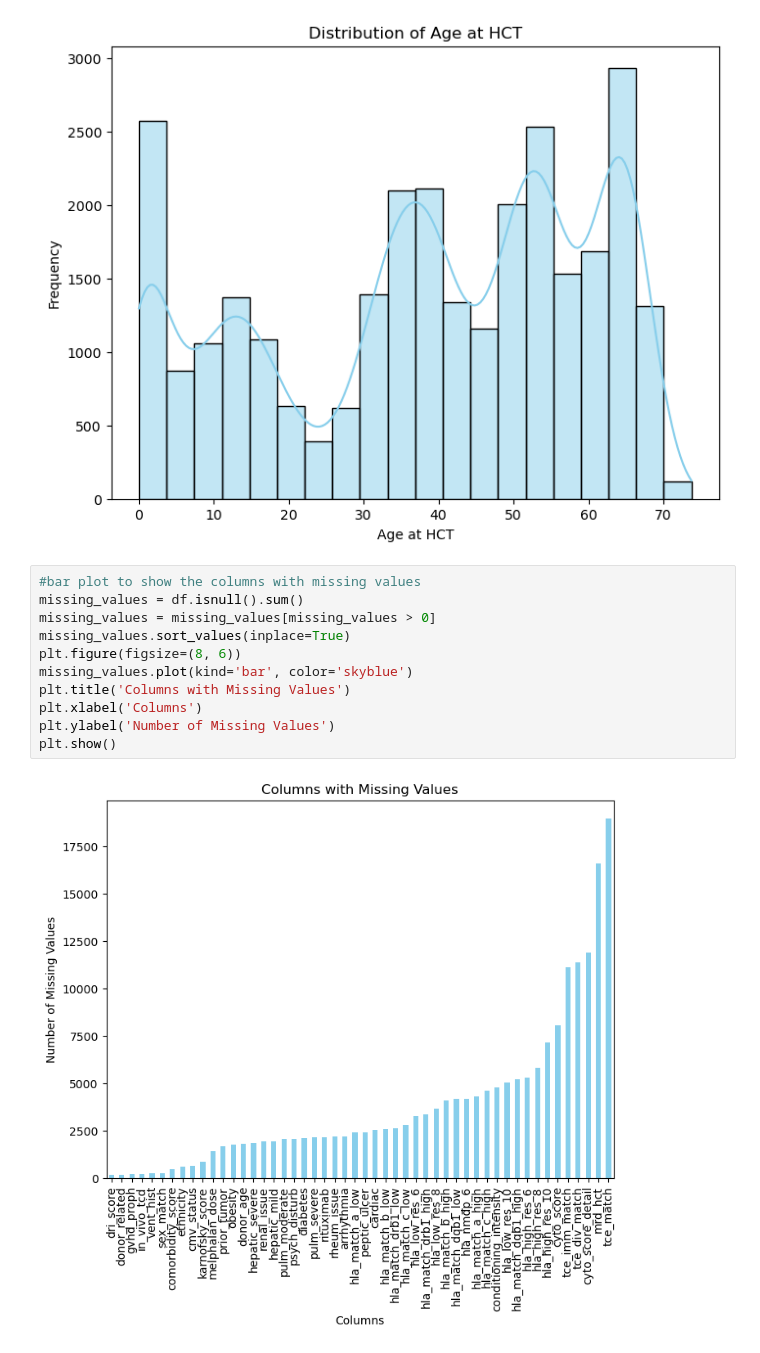
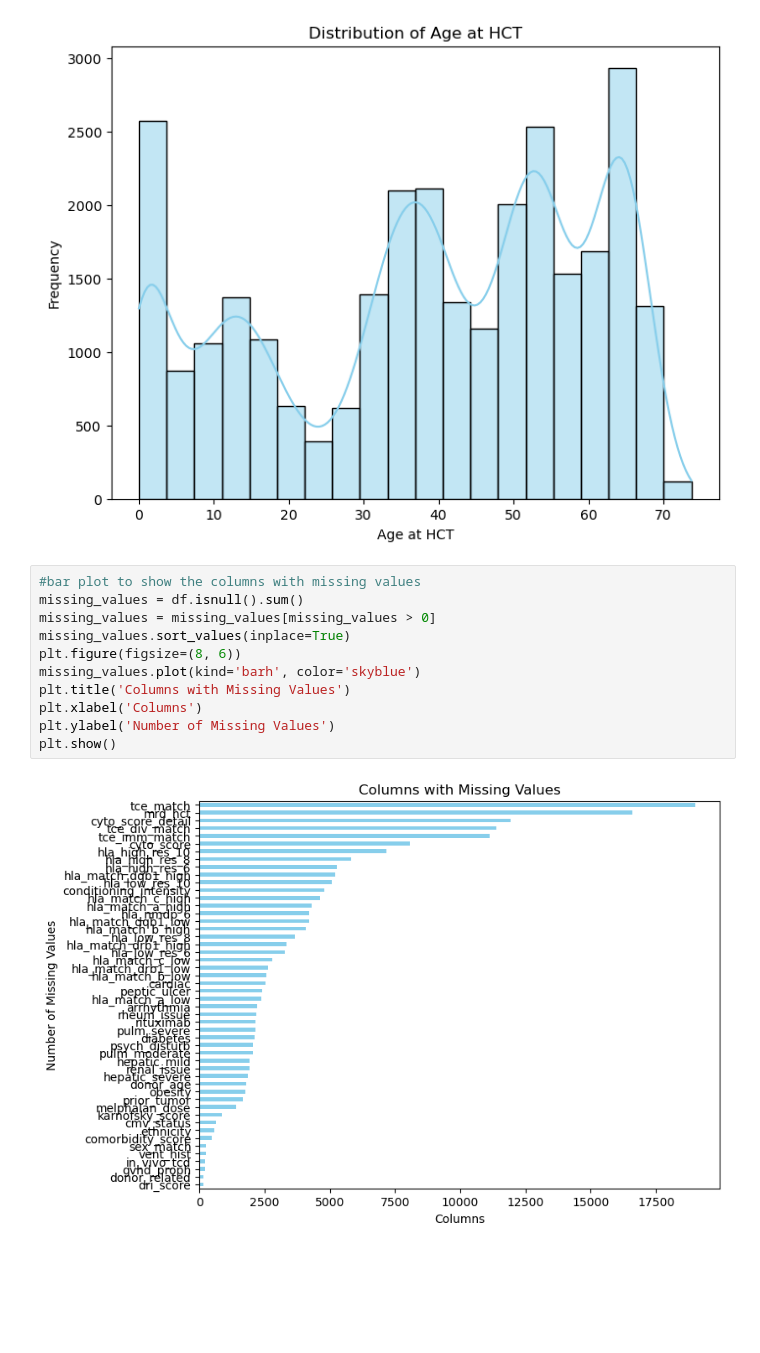
Before and after one commit to Rikamo1/Mittelstufenprojekt, a Jupyter notebook: explore_data.ipynb, the cells around one changed output. Saved outputs shown, nothing was run; the diff lists cells and outputs as text; blank space fills up the shorter version.

Commit message:
Missing Values, Distribution of age

```diff
--- a/explore_data.ipynb
+++ b/explore_data.ipynb
@@ -110,13 +110,13 @@ plt.show()
 # %%
 #bar plot to show the columns with missing values
 missing_values = df.isnull().sum()
 missing_values = missing_values[missing_values > 0]
 missing_values.sort_values(inplace=True)
 plt.figure(figsize=(8, 6))
-missing_values.plot(kind='bar', color='skyblue')
+missing_values.plot(kind='barh', color='skyblue')
 plt.title('Columns with Missing Values')
 plt.xlabel('Columns')
 plt.ylabel('Number of Missing Values')
 plt.show()
 # %% [output]
-[figure, old version]
+[figure, new version]
```
Also changed, not shown: parts of 1 cell of this notebook.
